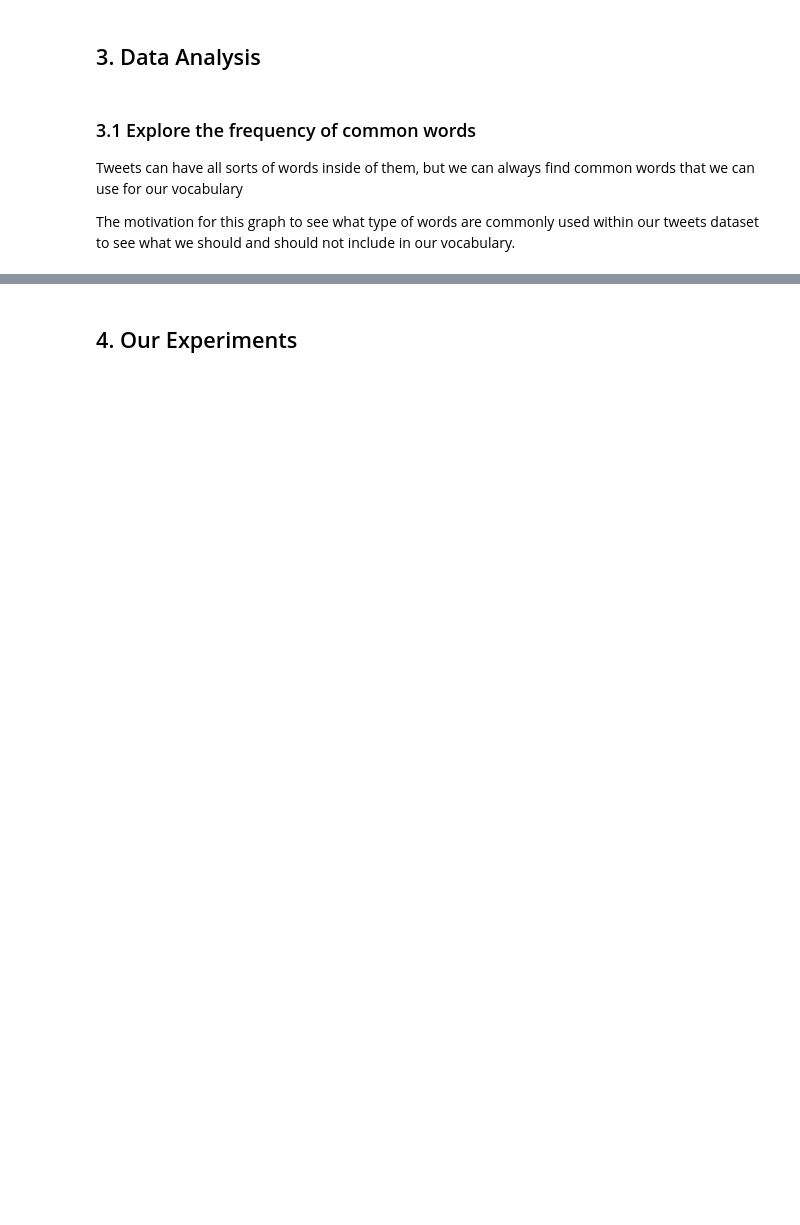
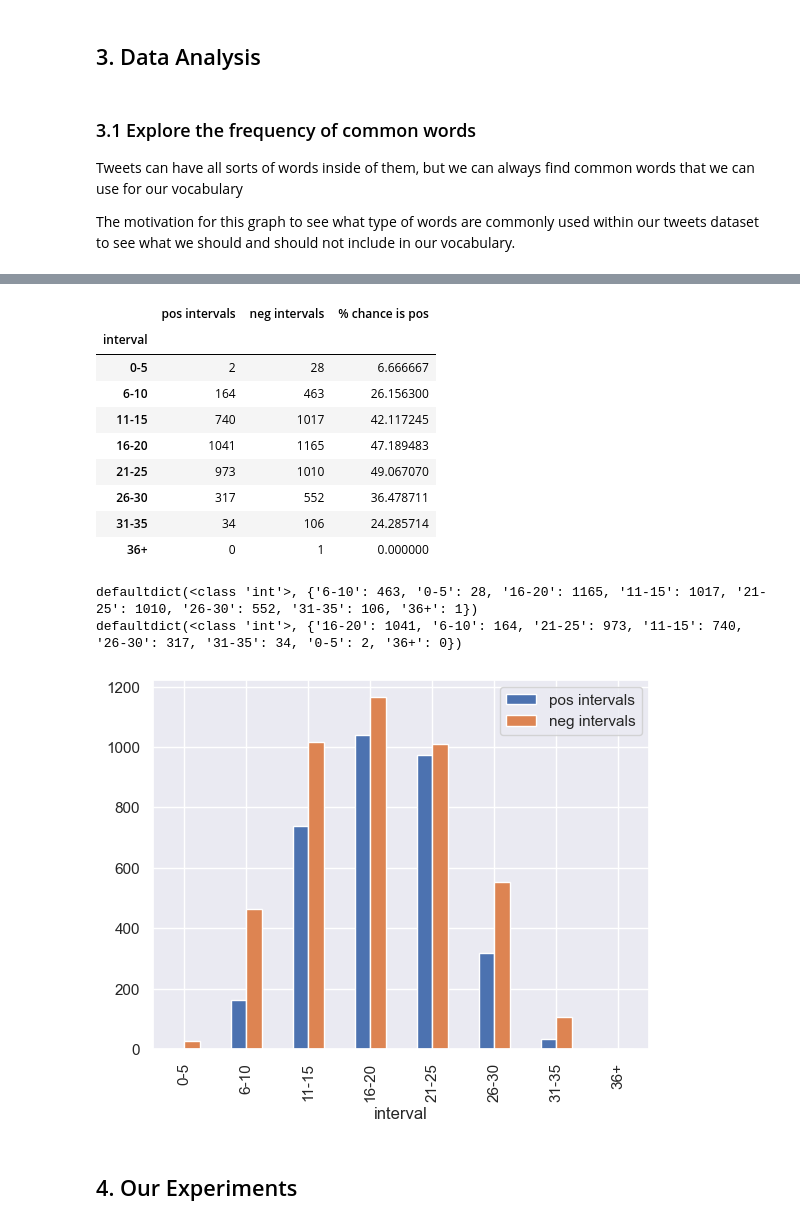
Before and after one commit to grivera64/Google-Tech-Exchange-Machine-Learning-Final-Project, a Jupyter notebook: Giovanni_&_Oscar_Twitter_Disasters_Final_Report.ipynb, the cells around one changed output, grey strips where cells are left out. Cells and saved outputs as stored; diff of their text form; code cells hidden in the pictures; blank space fills up the shorter version.

```diff
--- a/Giovanni_&_Oscar_Twitter_Disasters_Final_Report.ipynb
+++ b/Giovanni_&_Oscar_Twitter_Disasters_Final_Report.ipynb
@@ -311,9 +423,10 @@ def length_plot(tweets_np , labels_np, interval_list):
     result= {
         'interval' : [ interval for interval in interval_list],
         'pos intervals' : [pos_intervals[interval] for interval in interval_list],
-        'neg intervals' : [neg_intervals[interval] for interval in interval_list]
+        'neg intervals' : [neg_intervals[interval] for interval in interval_list],
+        '% chance is pos': [(pos_intervals[interval] / (pos_intervals[interval] + neg_intervals[interval])) * 100 for interval in interval_list],
     }
-    word_count_df = pd.DataFrame(data = result , columns=['interval', 'pos intervals', 'neg intervals'])
+    word_count_df = pd.DataFrame(data = result , columns=result.keys())
     word_count_df = word_count_df.set_index('interval')
 
     # Plot and Display the collected data
@@ -325,8 +438,22 @@ def length_plot(tweets_np , labels_np, interval_list):
     print(pos_intervals)
 # %%
 # Plots the count of positive and negative classes of X_data based on the given intervals
-intervals = ['0-10', '11-20' , '21-30' , '31-40' , '41-50' , '51-60' , '61-70', '71+']
+intervals = ['0-5', '6-10' , '11-15' , '16-20' , '21-25' , '26-30' , '31-35', '36+']
 length_plot(X_data, Y_data, intervals)
+# %% [output]
+|  | pos intervals | neg intervals | % chance is pos |
+| interval |  |  |  |
+| 0-5 | 2 | 28 | 6.666667 |
+| 6-10 | 164 | 463 | 26.156300 |
+| 11-15 | 740 | 1017 | 42.117245 |
+| 16-20 | 1041 | 1165 | 47.189483 |
+| 21-25 | 973 | 1010 | 49.067070 |
+| 26-30 | 317 | 552 | 36.478711 |
+| 31-35 | 34 | 106 | 24.285714 |
+| 36+ | 0 | 1 | 0.000000 |
+defaultdict(<class 'int'>, {'6-10': 463, '0-5': 28, '16-20': 1165, '11-15': 1017, '21-25': 1010, '26-30': 552, '31-35': 106, '36+': 1})
+defaultdict(<class 'int'>, {'16-20': 1041, '6-10': 164, '21-25': 973, '11-15': 740, '26-30': 317, '31-35': 34, '0-5': 2, '36+': 0})
+[figure, added]
 # %% [markdown]
 ## 4. Our Experiments
 # %%
```
Also changed, not shown: parts of 11 cells of this notebook.
